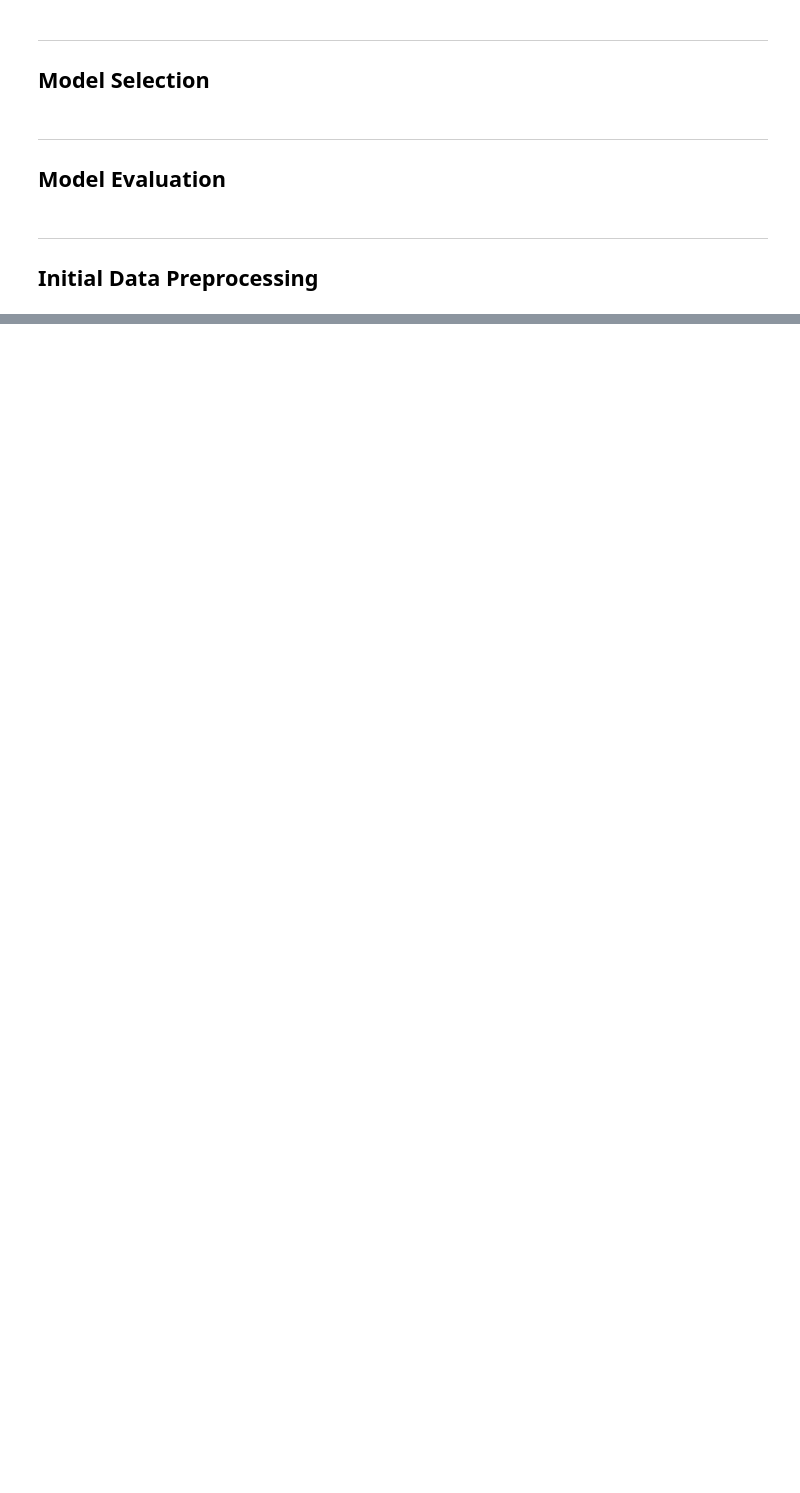
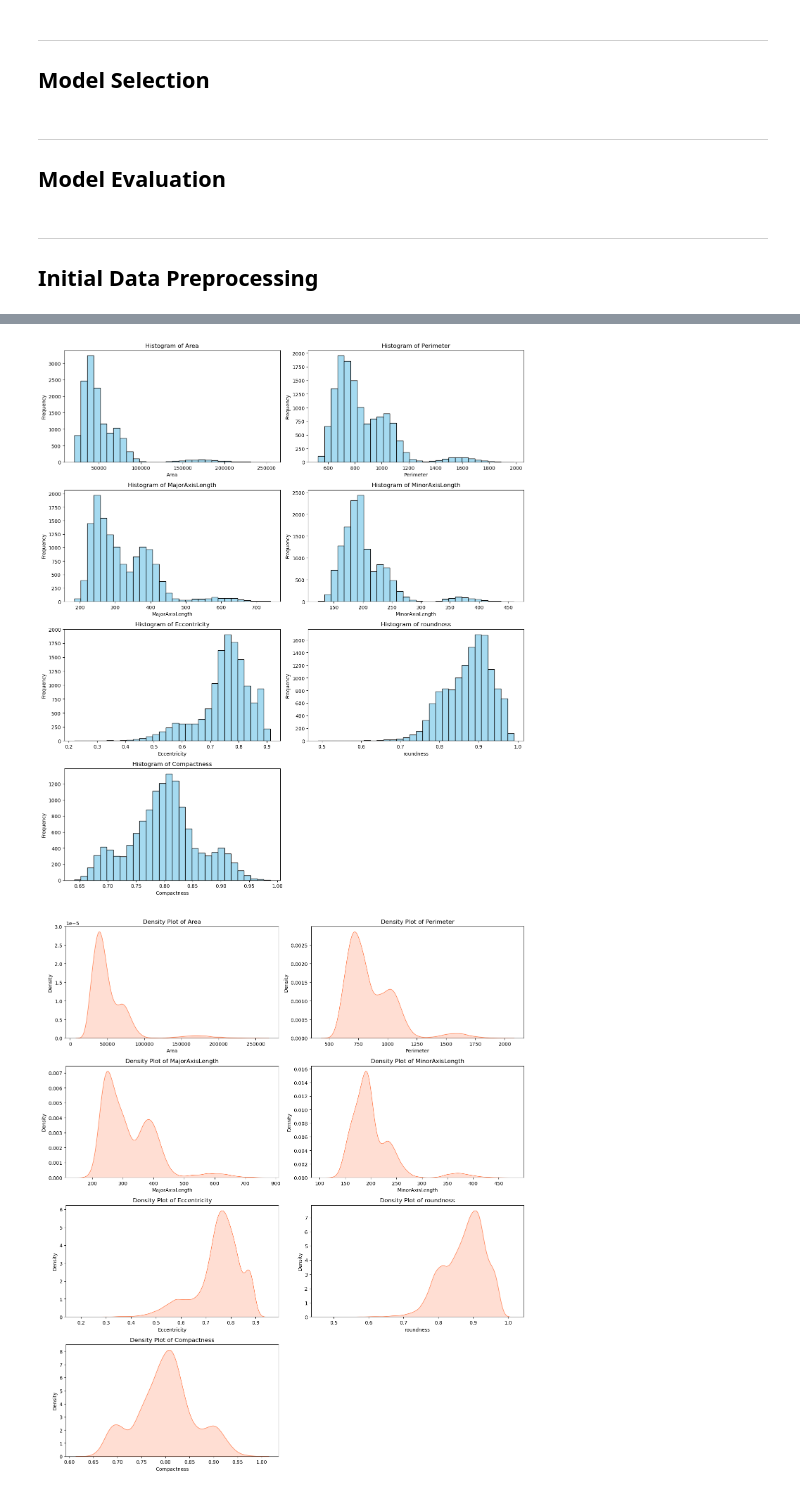
Before and after one commit to saxzeee/STINTSY-MCO, a Jupyter notebook: STINTSY-MCO-Group2.ipynb, the cells around one changed output, grey strips where cells are left out. Saved outputs shown, nothing was run; the diff lists cells and outputs as text; code cells hidden in the pictures; blank space fills up the shorter version.

```diff
--- a/STINTSY-MCO-Group2.ipynb
+++ b/STINTSY-MCO-Group2.ipynb
@@ -71,0 +284,61 @@ We review the unique values of each column in the dataset to gain an initial und
+# %%
+feature_columns = [
+    "Area",
+    "Perimeter",
+    "MajorAxisLength",
+    "MinorAxisLength",
+    "Eccentricity",
+    "roundness",
+    "Compactness"
+]
+
+warnings.filterwarnings(
+    "ignore",
+    message="use_inf_as_na option is deprecated and will be removed in a future version.*",
+    category=FutureWarning
+)
+
+fig, axes = plt.subplots(nrows=4, ncols=2, figsize=(14, 16))
+axes = axes.flatten()
+
+for i, feature in enumerate(feature_columns):
+    sns.histplot(df[feature], bins=30, kde=False, ax=axes[i], color="skyblue")
+    axes[i].set_title(f"Histogram of {feature}")
+    axes[i].set_xlabel(feature)
+    axes[i].set_ylabel("Frequency")
+
+axes[-1].axis("off")
+plt.tight_layout()
+plt.show()
+
+fig, axes = plt.subplots(nrows=4, ncols=2, figsize=(14, 16))
+axes = axes.flatten()
+
+for i, feature in enumerate(feature_columns):
+    sns.kdeplot(data=df, x=feature, fill=True, ax=axes[i], color="coral")
+    axes[i].set_title(f"Density Plot of {feature}")
+    axes[i].set_xlabel(feature)
+    axes[i].set_ylabel("Density")
+
+axes[-1].axis("off")
+plt.tight_layout()
+plt.show()
+
+fig, axes = plt.subplots(nrows=4, ncols=2, figsize=(16, 18))
+axes = axes.flatten()
+
+class_order = df["Class"].value_counts().index
+
+for i, feature in enumerate(feature_columns):
+    sns.boxplot(data=df, x="Class", y=feature, order=class_order, ax=axes[i], palette="Set3")
+    axes[i].set_title(f"Boxplot of {feature} by Class")
+    axes[i].set_xlabel("Class")
+    axes[i].set_ylabel(feature)
+    axes[i].tick_params(axis="x", rotation=45)
+
+axes[-1].axis("off")
+plt.tight_layout()
+plt.show()
+# %% [output]
+[figure, added]
+[figure, added]
```
Also changed, not shown: parts of 37 cells of this notebook.
